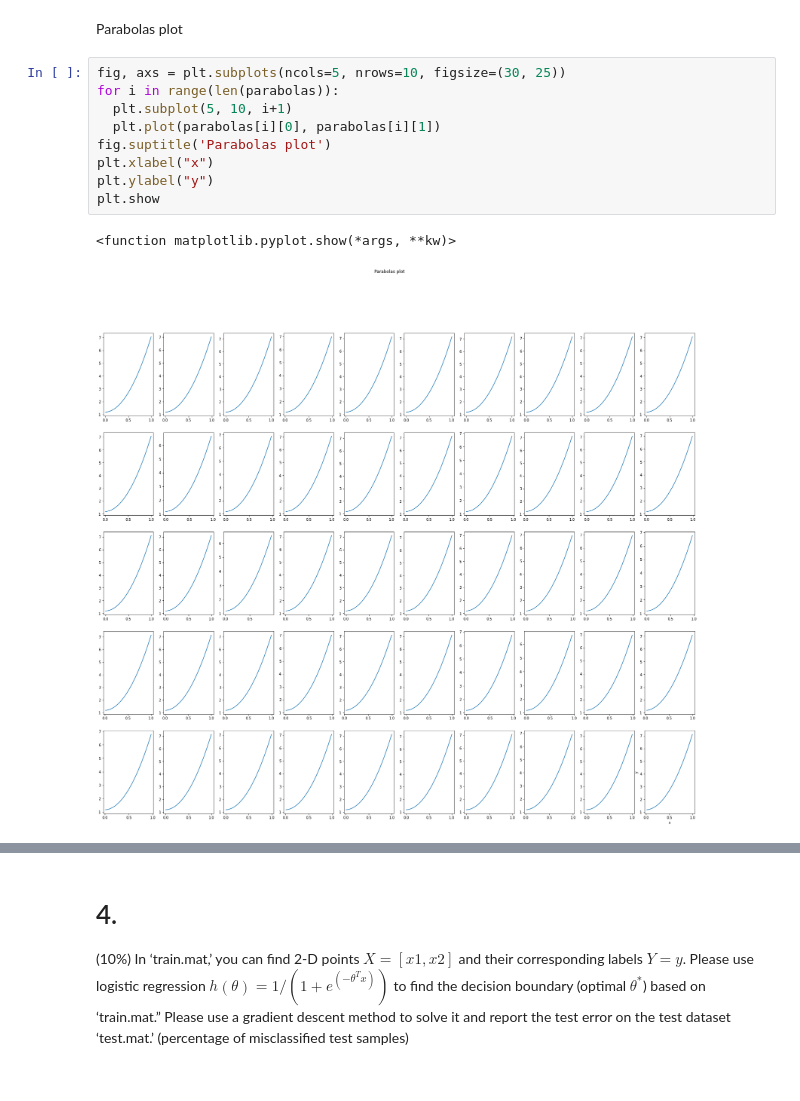
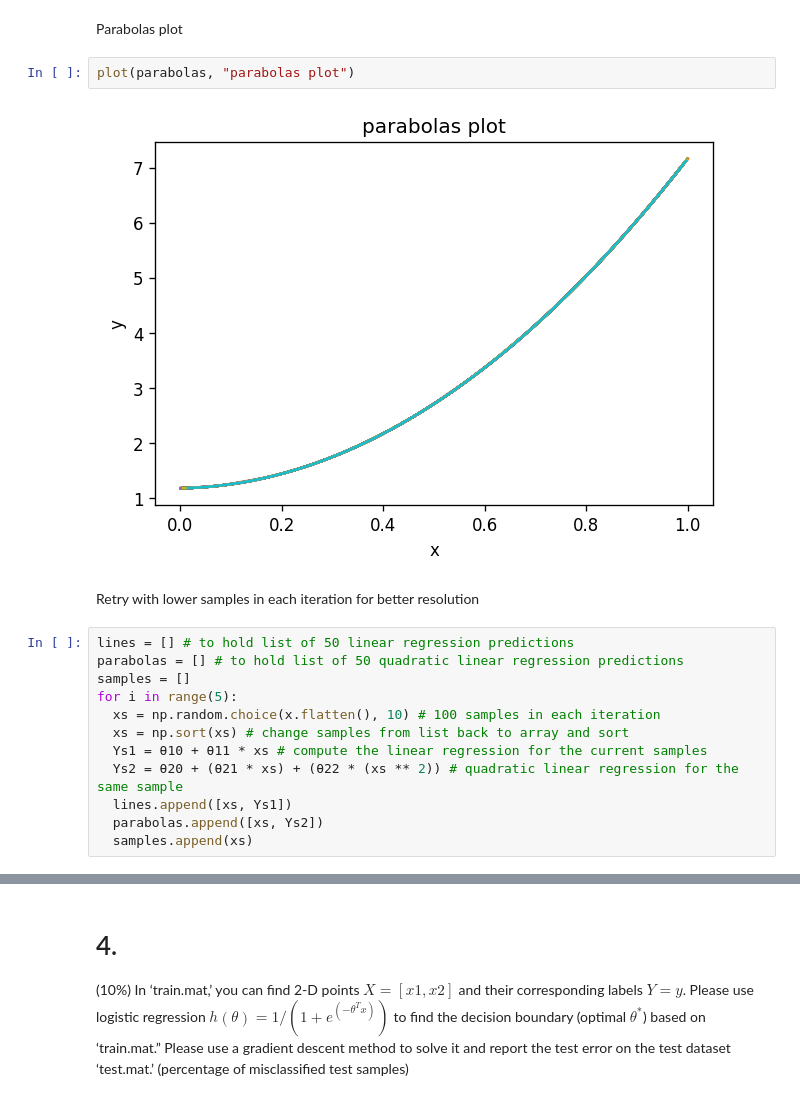
Before and after one commit to mequanent/Deep-Learning, a Jupyter notebook: Maths_for_Deep_Learning.ipynb, the cells around one changed output, grey strips where cells are left out. Cells and saved outputs as stored; diff of their text form.

```diff
--- a/Maths_for_Deep_Learning.ipynb
+++ b/Maths_for_Deep_Learning.ipynb
@@ -190,14 +146,20 @@ plt.show
 # %% [markdown]
 Parabolas plot
-# %%
-fig, axs = plt.subplots(ncols=5, nrows=10, figsize=(30, 25))
-for i in range(len(parabolas)):
-  plt.subplot(5, 10, i+1)
-  plt.plot(parabolas[i][0], parabolas[i][1])
-fig.suptitle('Parabolas plot')
-plt.xlabel("x")
-plt.ylabel("y")
-plt.show
-# %% [output]
-<function matplotlib.pyplot.show(*args, **kw)>
-[figure, removed]
+# %%
+plot(parabolas, "parabolas plot")
+# %% [output]
+[figure, added]
+# %% [markdown]
+Retry with lower samples in each iteration for better resolution
+# %%
+lines = [] # to hold list of 50 linear regression predictions
+parabolas = [] # to hold list of 50 quadratic linear regression predictions
+samples = []
+for i in range(5):
+  xs = np.random.choice(x.flatten(), 10) # 100 samples in each iteration
+  xs = np.sort(xs) # change samples from list back to array and sort
+  Ys1 = θ10 + θ11 * xs # compute the linear regression for the current samples
+  Ys2 = θ20 + (θ21 * xs) + (θ22 * (xs ** 2)) # quadratic linear regression for the same sample
+  lines.append([xs, Ys1])
+  parabolas.append([xs, Ys2])
+  samples.append(xs)
```
Also changed, not shown: parts of 25 cells of this notebook.
